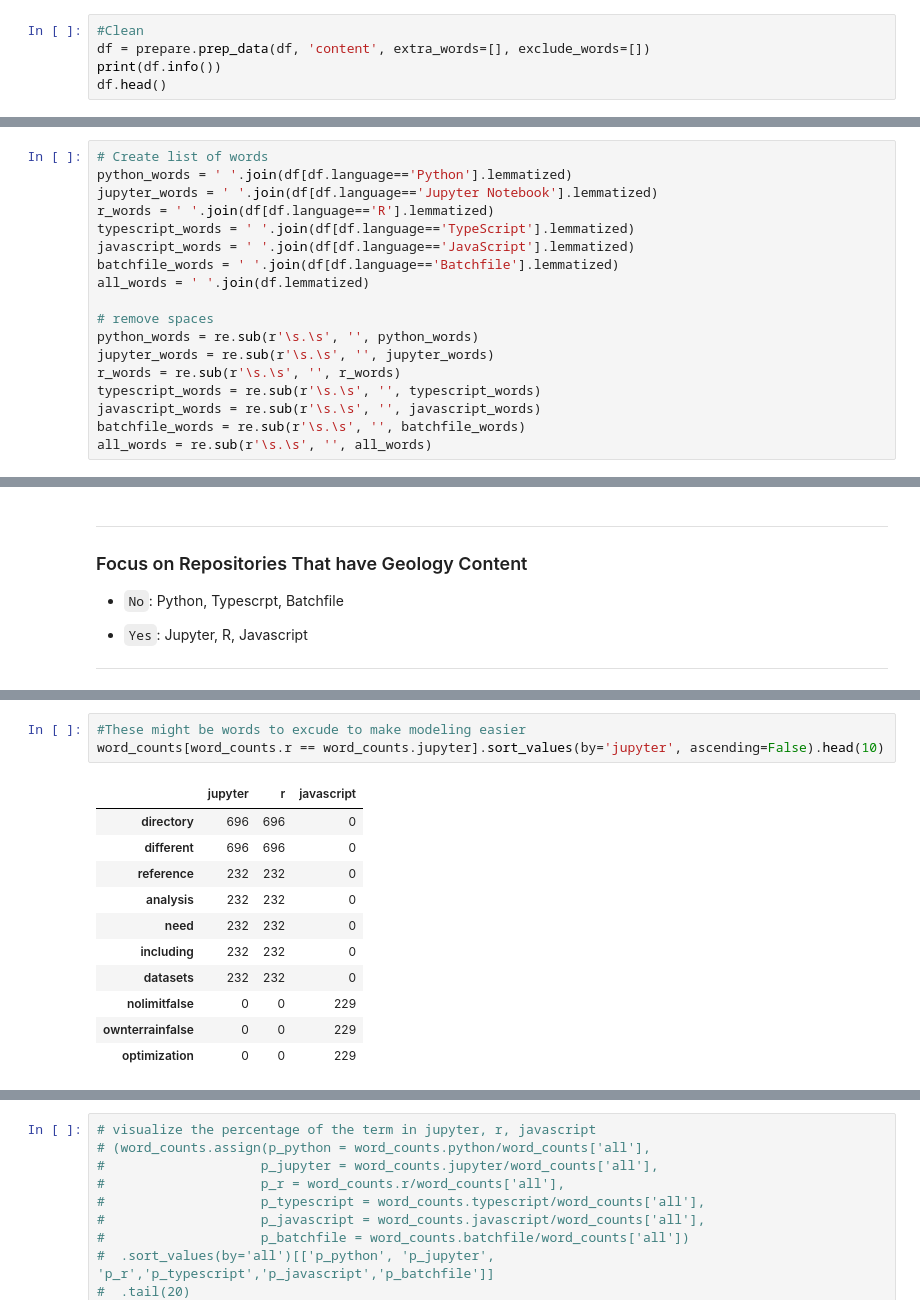
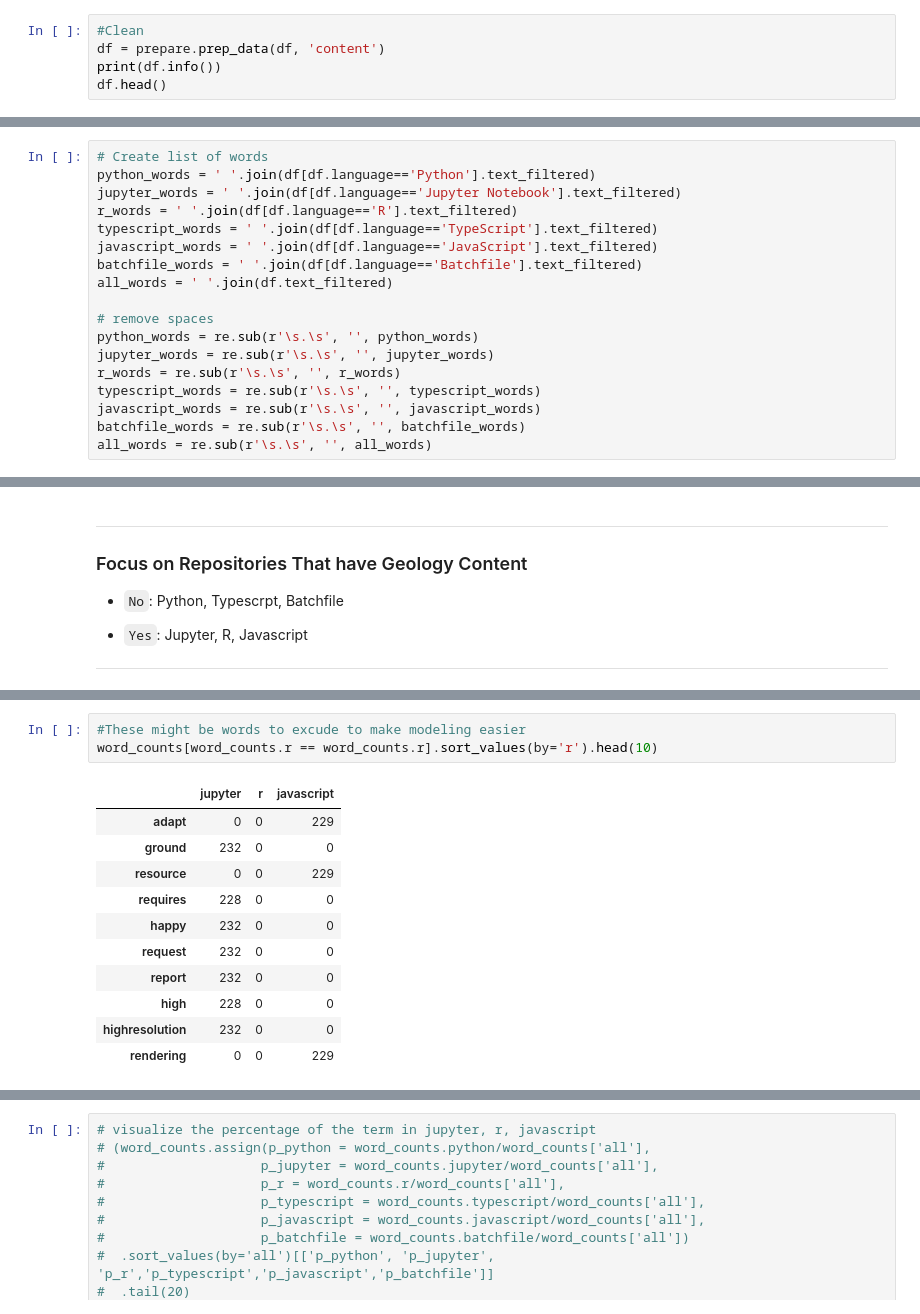
Before and after one commit to CSolitaire/side_projects, a Jupyter notebook: Web Scrapper Project.ipynb, the cells around one changed output, grey strips where cells are left out. Saved outputs shown, nothing was run; the diff lists cells and outputs as text.

```diff
--- a/Web Scrapper Project.ipynb
+++ b/Web Scrapper Project.ipynb
@@ -71,6 +65,6 @@ Name: language, dtype: int64
 # %%
 #Clean
-df = prepare.prep_data(df, 'content', extra_words=[], exclude_words=[])
+df = prepare.prep_data(df, 'content')
 print(df.info())
 df.head()
 # %% [output]
@@ -133,13 +128,13 @@ The average word length of the batchfile repositories is 303
 ## Explore List of Words
 # %%
 # Create list of words
-python_words = ' '.join(df[df.language=='Python'].lemmatized)
-jupyter_words = ' '.join(df[df.language=='Jupyter Notebook'].lemmatized)
-r_words = ' '.join(df[df.language=='R'].lemmatized)
-typescript_words = ' '.join(df[df.language=='TypeScript'].lemmatized)
-javascript_words = ' '.join(df[df.language=='JavaScript'].lemmatized)
-batchfile_words = ' '.join(df[df.language=='Batchfile'].lemmatized)
-all_words = ' '.join(df.lemmatized)
+python_words = ' '.join(df[df.language=='Python'].text_filtered)
+jupyter_words = ' '.join(df[df.language=='Jupyter Notebook'].text_filtered)
+r_words = ' '.join(df[df.language=='R'].text_filtered)
+typescript_words = ' '.join(df[df.language=='TypeScript'].text_filtered)
+javascript_words = ' '.join(df[df.language=='JavaScript'].text_filtered)
+batchfile_words = ' '.join(df[df.language=='Batchfile'].text_filtered)
+all_words = ' '.join(df.text_filtered)
 
 # remove spaces
 python_words = re.sub(r'\s.\s', '', python_words)
@@ -370,17 +365,17 @@ word_counts[word_counts.javascript == word_counts.jupyter].sort_values(by='jupyt
 # %%
 #These might be words to excude to make modeling easier
-word_counts[word_counts.r == word_counts.jupyter].sort_values(by='jupyter', ascending=False).head(10)
+word_counts[word_counts.r == word_counts.r].sort_values(by='r').head(10)
 # %% [output]
 |  | jupyter | r | javascript |
-| directory | 696 | 696 | 0 |
-| different | 696 | 696 | 0 |
-| reference | 232 | 232 | 0 |
-| analysis | 232 | 232 | 0 |
-| need | 232 | 232 | 0 |
-| including | 232 | 232 | 0 |
-| datasets | 232 | 232 | 0 |
-| nolimitfalse | 0 | 0 | 229 |
-| ownterrainfalse | 0 | 0 | 229 |
-| optimization | 0 | 0 | 229 |
+| adapt | 0 | 0 | 229 |
+| ground | 232 | 0 | 0 |
+| resource | 0 | 0 | 229 |
+| requires | 228 | 0 | 0 |
+| happy | 232 | 0 | 0 |
+| request | 232 | 0 | 0 |
+| report | 232 | 0 | 0 |
+| high | 228 | 0 | 0 |
+| highresolution | 232 | 0 | 0 |
+| rendering | 0 | 0 | 229 |
 # %%
 #These might be words to excude to make modeling easier
```
Also changed, not shown: parts of 17 cells of this notebook.
